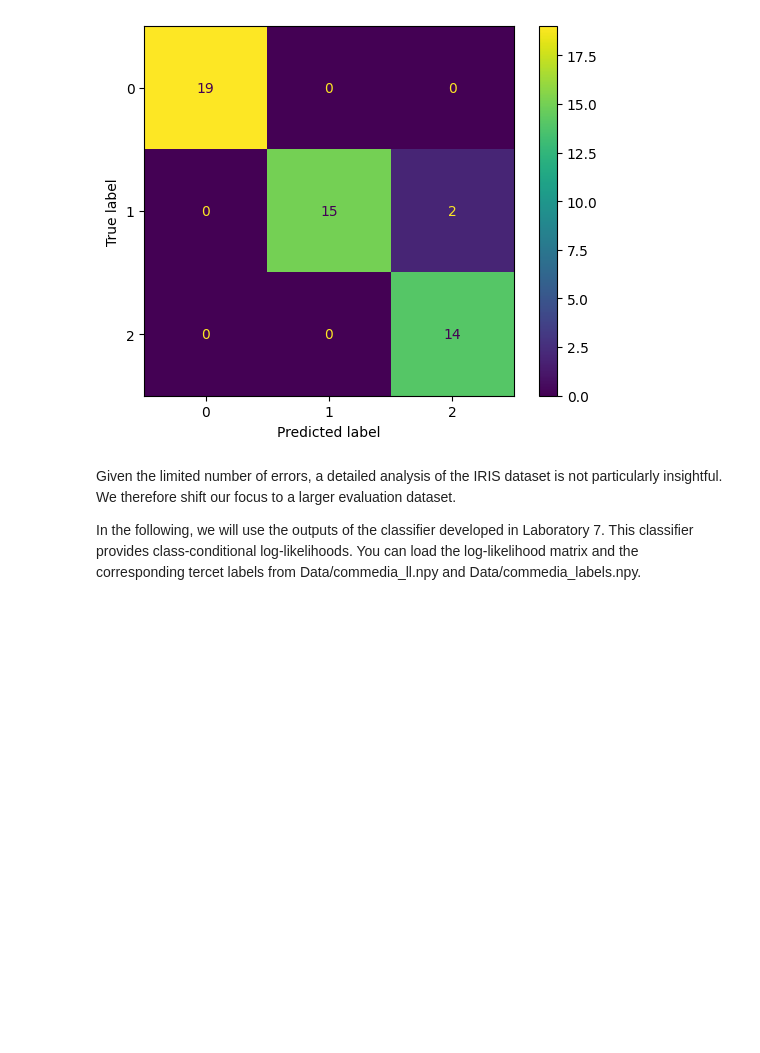
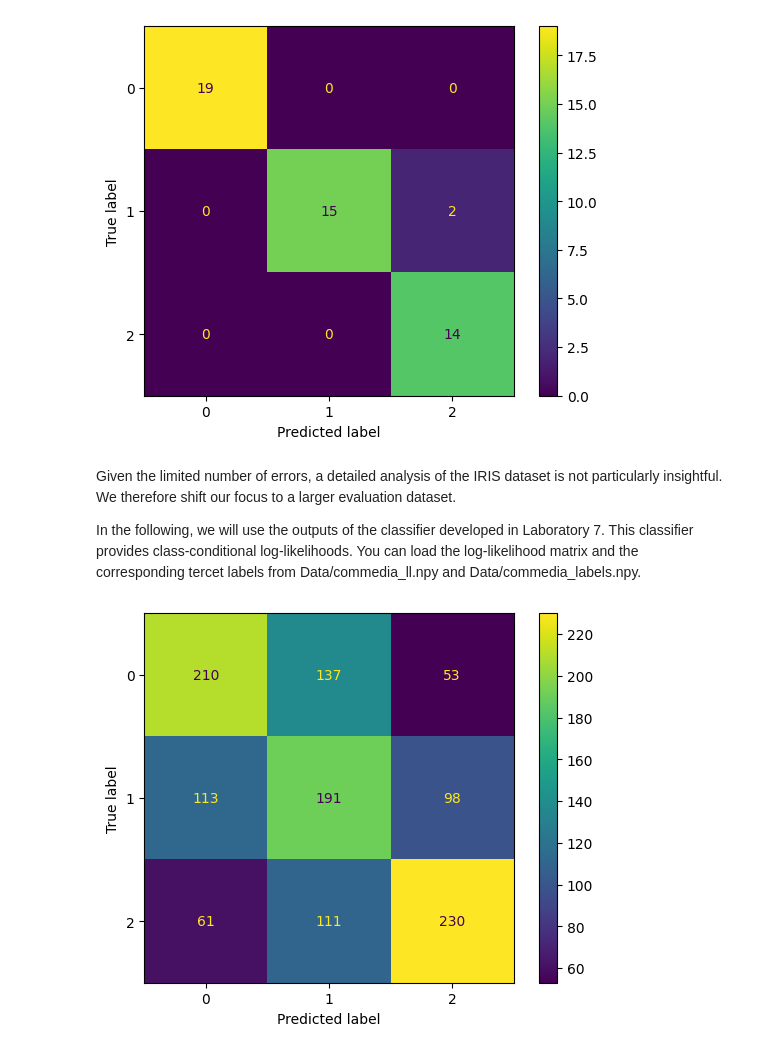
Before and after one commit to BorlinaEdoardo/Machine-Learning-Pattern-Recognition-Polito, a Jupyter notebook: lab8/lab8.ipynb, the cells around one changed output. Drawn from its saved outputs; the diff is of its cells as text; code cells hidden in the pictures; blank space fills up the shorter version.

```diff
--- a/lab8/lab8.ipynb
+++ b/lab8/lab8.ipynb
@@ -123,16 +121,19 @@ Given the limited number of errors, a detailed analysis of the IRIS dataset is n
 In the following, we will use the outputs of the classifier developed in Laboratory 7. This classifier provides class-conditional log-likelihoods. You can load the log-likelihood matrix and the corresponding tercet labels from Data/commedia_ll.npy and Data/commedia_labels.npy.
 # %%
 # confusion matrix based on lab7
-ll = np.load("./Data/commedia_ll.npy")# log likelyhood
+S = np.load("./Data/commedia_ll.npy")# log likelyhood
 actual_labels = np.load("./Data/commedia_labels.npy")
-
-S = np.zeros([3, len(ITE)])
-for i in range(len(ITE)):
-    tercet = ITE[i]
-    S[0, i], S[1, i], S[2, i] = calc_logl(tercet)
 
 S_joint = np.exp(S) * 1/3
 S_marginal = vrow(S_joint.sum(0))
 
 S_post = S_joint/S_marginal
 L_pred = S_post.argmax(0)
+
+# Computing confusion matrix: (missclassification cost always == 1)
+confusion_matrix = sklearn.metrics.confusion_matrix(actual_labels, L_pred)
+cm_display = sklearn.metrics.ConfusionMatrixDisplay(confusion_matrix = confusion_matrix, display_labels = [0, 1, 2])
+cm_display.plot()
+plt.show()
+# %% [output]
+[figure, added]
```
Also changed, not shown: parts of 18 cells of this notebook.
